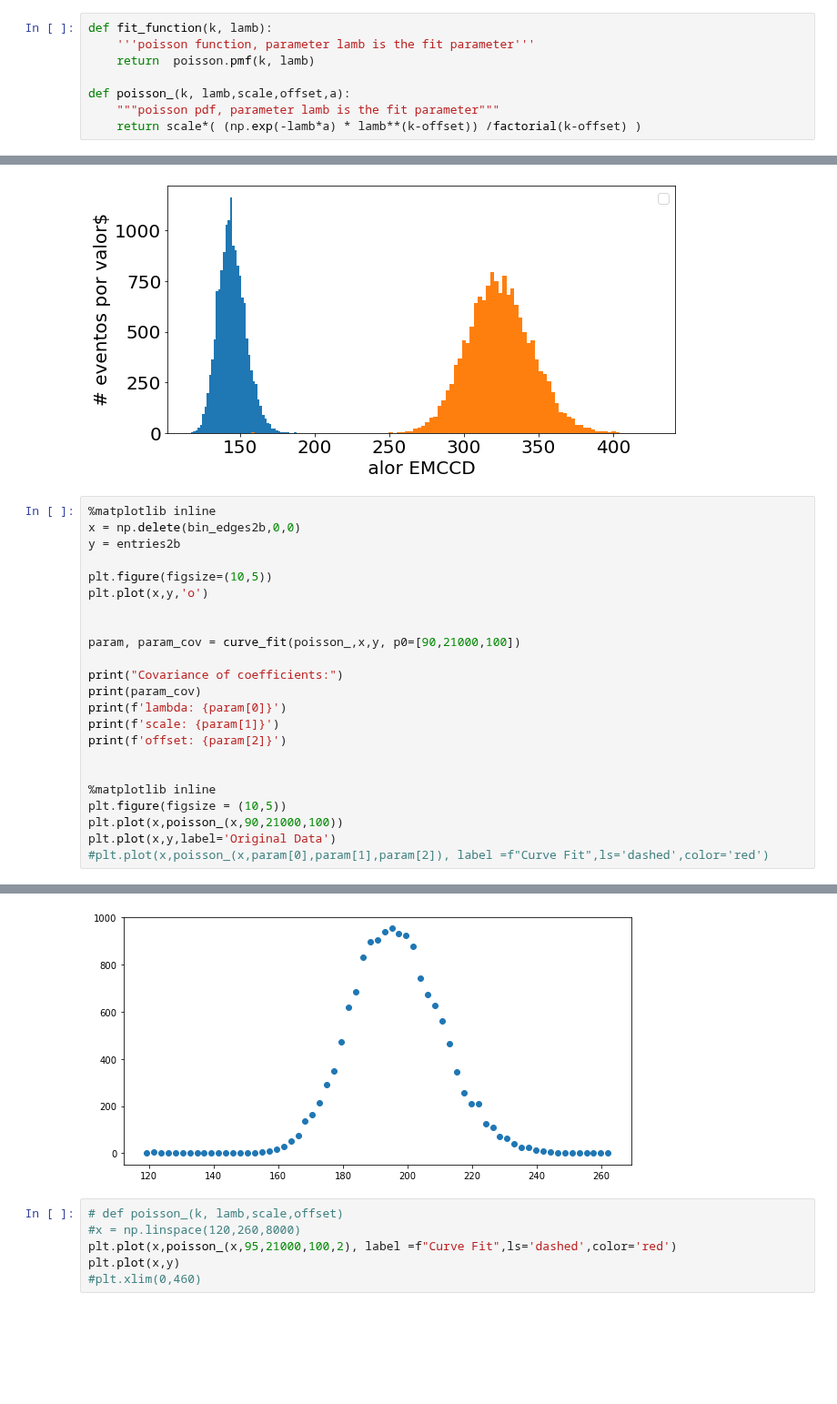
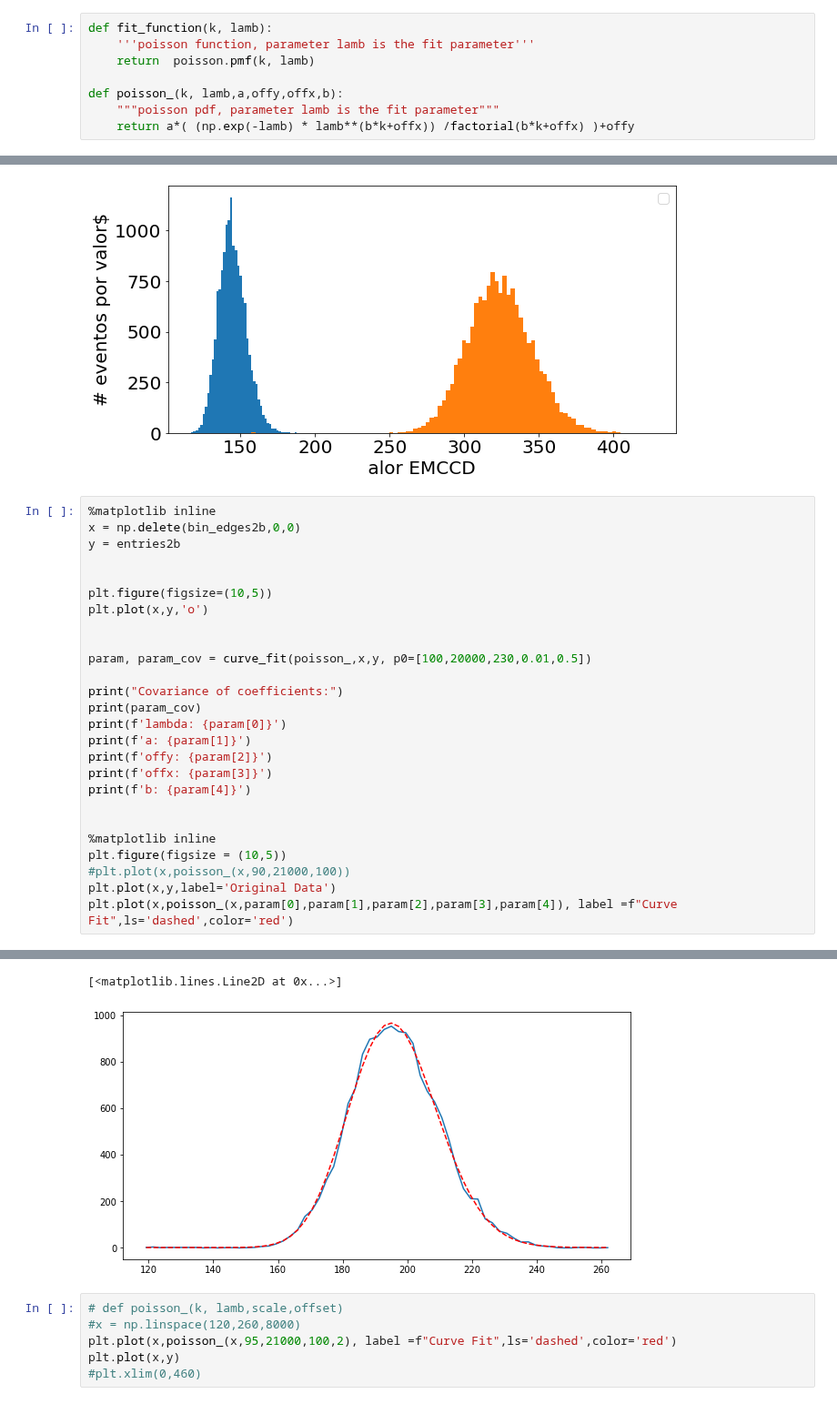
Before and after one commit to LunaKadysz/Laboratorio-4, a Jupyter notebook: PracticaEspecial/Rabi/PlotsDataSimple.ipynb, the cells around one changed output, grey strips where cells are left out. Shown at 91% size. Cells and saved outputs as stored; diff of their text form; blank space fills up the shorter version.

Commit message:
Ajuste poisson

```diff
--- a/PracticaEspecial/Rabi/PlotsDataSimple.ipynb
+++ b/PracticaEspecial/Rabi/PlotsDataSimple.ipynb
@@ -15,9 +15,9 @@ def fit_function(k, lamb):
     '''poisson function, parameter lamb is the fit parameter'''
     return  poisson.pmf(k, lamb)
 
-def poisson_(k, lamb,scale,offset,a):
+def poisson_(k, lamb,a,offy,offx,b):
     """poisson pdf, parameter lamb is the fit parameter"""
-    return scale*( (np.exp(-lamb*a) * lamb**(k-offset)) /factorial(k-offset) )
+    return a*( (np.exp(-lamb) * lamb**(b*k+offx)) /factorial(b*k+offx) )+offy
 # %%
 %matplotlib inline
 plt.figure(figsize=(10,5))
@@ -69,22 +69,25 @@ No handles with labels found to put in legend.
 x = np.delete(bin_edges2b,0,0)
 y = entries2b
 
+
 plt.figure(figsize=(10,5))
 plt.plot(x,y,'o')
 
 
-param, param_cov = curve_fit(poisson_,x,y, p0=[90,21000,100])
+param, param_cov = curve_fit(poisson_,x,y, p0=[100,20000,230,0.01,0.5])
 
 print("Covariance of coefficients:")
 print(param_cov)
 print(f'lambda: {param[0]}')
-print(f'scale: {param[1]}')
-print(f'offset: {param[2]}')
+print(f'a: {param[1]}')
+print(f'offy: {param[2]}')
+print(f'offx: {param[3]}')
+print(f'b: {param[4]}')
 
 
 %matplotlib inline
 plt.figure(figsize = (10,5))
-plt.plot(x,poisson_(x,90,21000,100))
+#plt.plot(x,poisson_(x,90,21000,100))
 plt.plot(x,y,label='Original Data')
-#plt.plot(x,poisson_(x,param[0],param[1],param[2]), label =f"Curve Fit",ls='dashed',color='red')
+plt.plot(x,poisson_(x,param[0],param[1],param[2],param[3],param[4]), label =f"Curve Fit",ls='dashed',color='red')
 # %% [output]
@@ -92,4 +110,5 @@ RuntimeError: Optimal parameters not found: Number of calls to function has reac
+[<matplotlib.lines.Line2D at 0x...>]
-[figure, old version]
+[figure, new version]
 # %%
 # def poisson_(k, lamb,scale,offset)
 #x = np.linspace(120,260,8000)
```
Also changed, not shown: parts of 1 cell of this notebook.
